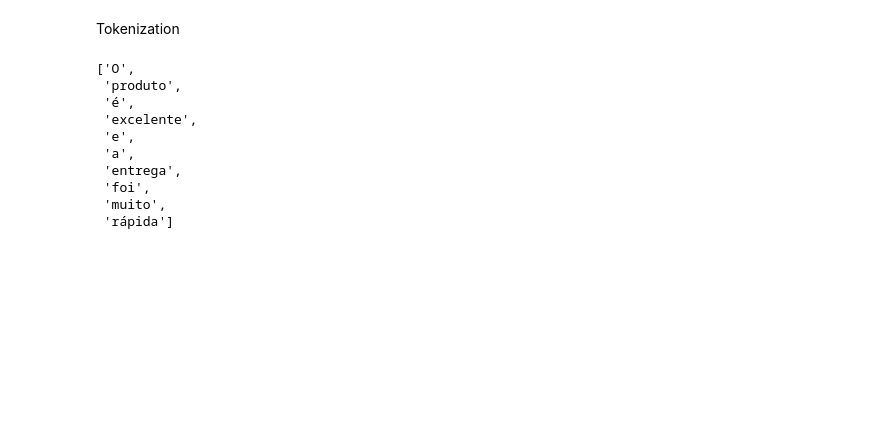
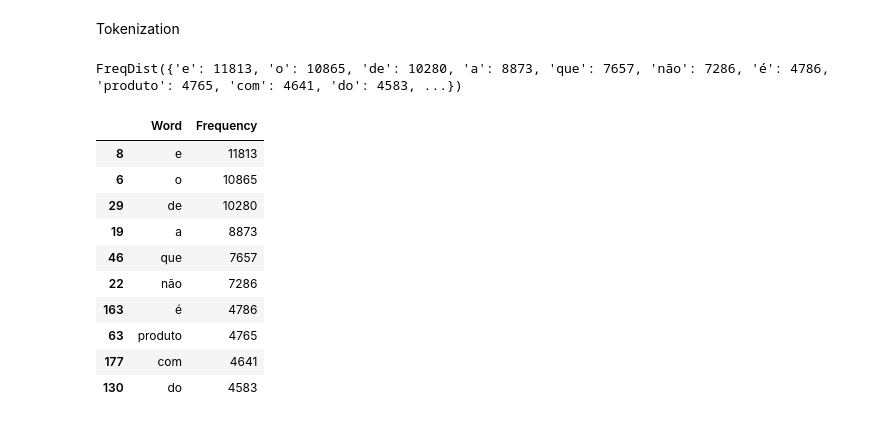
Before and after one commit to isadays/NLP, a Jupyter notebook: Modelo.ipynb, the cells around one changed output. Saved outputs shown, nothing was run; the diff lists cells and outputs as text; code cells hidden in the pictures; blank space fills up the shorter version.

```diff
--- a/Modelo.ipynb
+++ b/Modelo.ipynb
@@ -170,16 +161,3 @@ phrase = 'O produto é excelente e a entrega foi muito rápida'
 token_space = tokenize.WhitespaceTokenizer(
 )
 token_phrase = token_space.tokenize(phrase)
-# %%
-token_phrase
-# %% [output]
-['O',
- 'produto',
- 'é',
- 'excelente',
- 'e',
- 'a',
- 'entrega',
- 'foi',
- 'muito',
- 'rápida']
@@ -185,0 +170,5 @@ token_phrase
+# %%
+frequency = nltk.FreqDist(token_phrase)
+frequency
+# %% [output]
+FreqDist({'e': 11813, 'o': 10865, 'de': 10280, 'a': 8873, 'que': 7657, 'não': 7286, 'é': 4786, 'produto': 4765, 'com': 4641, 'do': 4583, ...})
@@ -185,0 +178,14 @@ token_phrase
+# %%
+df_frequency.nlargest(columns='Frequency',n=10)
+# %% [output]
+|  | Word | Frequency |
+| 8 | e | 11813 |
+| 6 | o | 10865 |
+| 29 | de | 10280 |
+| 19 | a | 8873 |
+| 46 | que | 7657 |
+| 22 | não | 7286 |
+| 163 | é | 4786 |
+| 63 | produto | 4765 |
+| 177 | com | 4641 |
+| 130 | do | 4583 |
```
Also changed, not shown: parts of 9 cells of this notebook.
